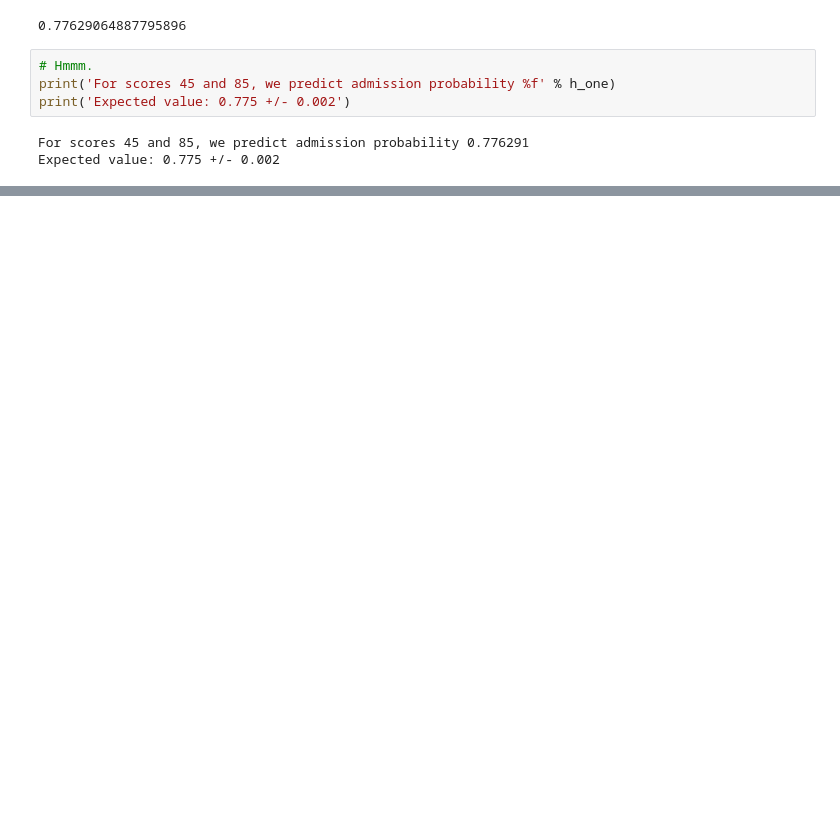
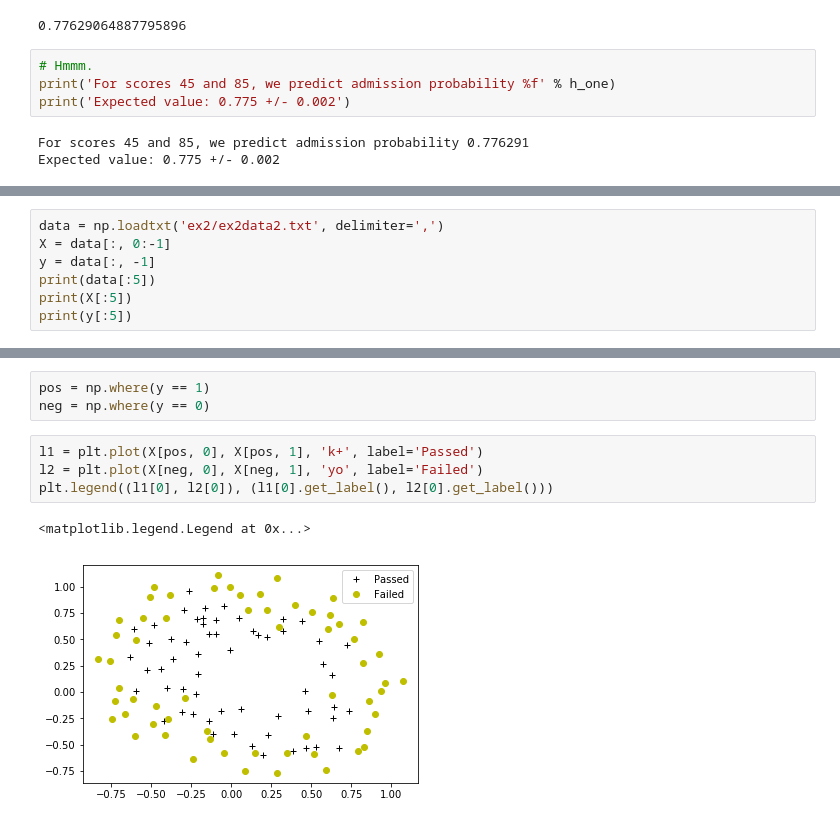
Before and after one commit to dean-e-peterson/datasci-ng-reimplementation, a Jupyter notebook: ex/Ex2.ipynb, the cells around one changed output, grey strips where cells are left out. Cells and saved outputs as stored; diff of their text form; blank space fills up the shorter version.

```diff
--- a/ex/Ex2.ipynb
+++ b/ex/Ex2.ipynb
@@ -301,0 +292,7 @@ Expected accuracy (approx): 89.0
+# %%
+data = np.loadtxt('ex2/ex2data2.txt', delimiter=',')
+X = data[:, 0:-1]
+y = data[:, -1]
+print(data[:5])
+print(X[:5])
+print(y[:5])
@@ -301,0 +311,10 @@ Expected accuracy (approx): 89.0
+# %%
+pos = np.where(y == 1)
+neg = np.where(y == 0)
+# %%
+l1 = plt.plot(X[pos, 0], X[pos, 1], 'k+', label='Passed')
+l2 = plt.plot(X[neg, 0], X[neg, 1], 'yo', label='Failed')
+plt.legend((l1[0], l2[0]), (l1[0].get_label(), l2[0].get_label()))
+# %% [output]
+<matplotlib.legend.Legend at 0x...>
+[figure, added]
```
Also changed, not shown: parts of 23 cells of this notebook.
